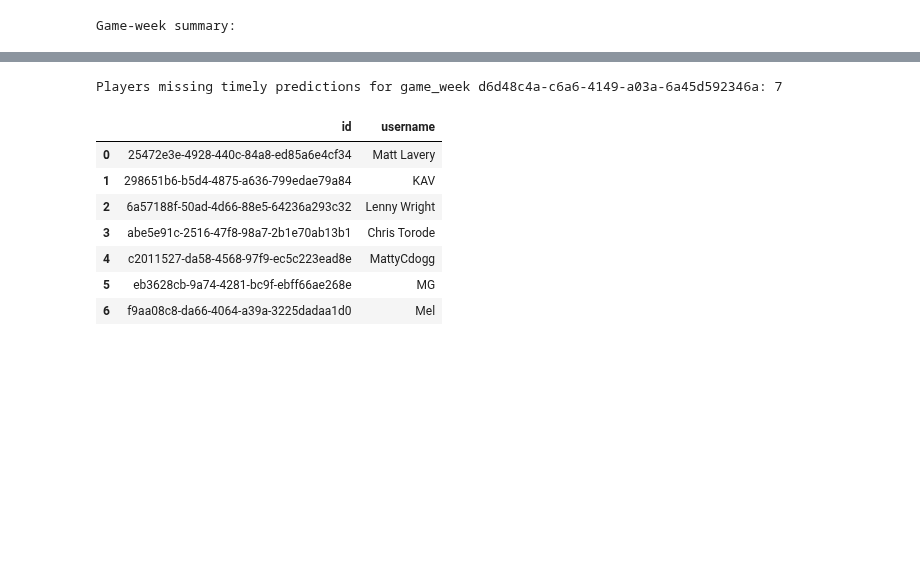
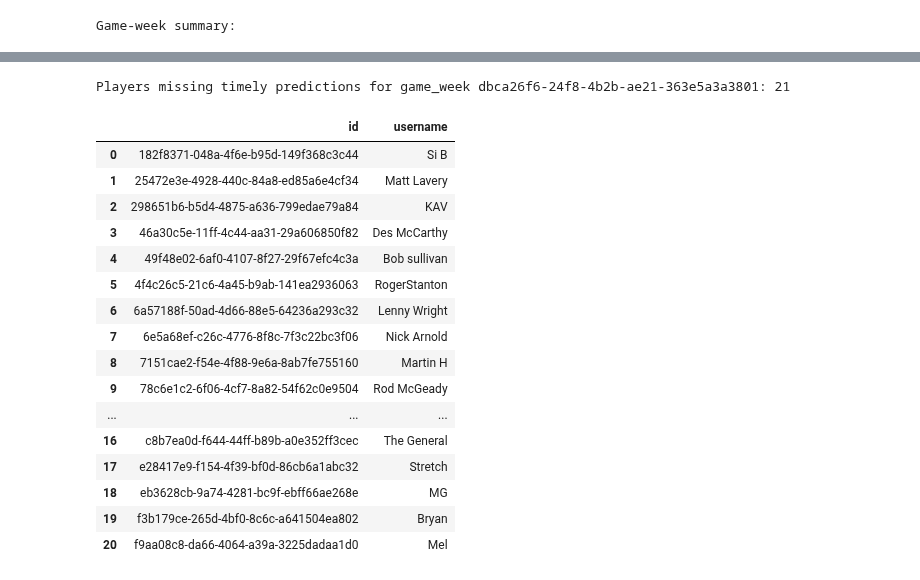
Before and after one commit to Gavin-Persad/predictions_data, a Jupyter notebook: Notebooks/not_yet_entered.ipynb, the cells around one changed output, grey strips where cells are left out. Drawn from its saved outputs; the diff is of its cells as text; code cells hidden in the pictures; blank space fills up the shorter version.

```diff
--- a/Notebooks/not_yet_entered.ipynb
+++ b/Notebooks/not_yet_entered.ipynb
@@ -4,9 +4,9 @@ from pathlib import Path
 
 paths = {
     'profiles': Path('../CSV/19.01.2026/profiles.csv'),
-    'predictions': Path('../CSV/01.04.2026/predictions_rows.csv'),
-    'fixtures': Path('../CSV/01.04.2026/fixtures_rows.csv'),
-    'game_weeks': Path('../CSV/01.04.2026/game_weeks_rows.csv'),
+    'predictions': Path('../CSV/06.04.2026/predictions_rows.csv'),
+    'fixtures': Path('../CSV/06.04.2026/fixtures_rows.csv'),
+    'game_weeks': Path('../CSV/06.04.2026/game_weeks_rows.csv'),
     'season_players': Path('../CSV/25.03.2026/season_players_rows.csv'),
 }
 
@@ -109,7 +109,7 @@ merged_diag columns: ['id', 'user_id', 'fixture_id', 'home_prediction', 'away_pr
 # %%
 # Tidy game-week summary + missing-players table
 # Set a target game_week id (or leave placeholder to auto-select the first available id)
-targeted_game_week = 'd6d48c4a-c6a6-4149-a03a-6a45d592346a'
+targeted_game_week = 'dbca26f6-24f8-4b2b-ae21-363e5a3a3801'
 if 'XXXX' in str(targeted_game_week) or str(targeted_game_week).strip() == '':
     if not game_weeks.empty and 'id' in game_weeks.columns:
         targeted_game_week = game_weeks['id'].astype(str).iat[0]
@@ -172,9 +172,18 @@ Game-week summary:
-Players missing timely predictions for game_week d6d48c4a-c6a6-4149-a03a-6a45d592346a: 7
+Players missing timely predictions for game_week dbca26f6-24f8-4b2b-ae21-363e5a3a3801: 21
 |  | id | username |
-| 0 | 25472e3e-4928-440c-84a8-ed85a6e4cf34 | Matt Lavery |
-| 1 | 298651b6-b5d4-4875-a636-799edae79a84 | KAV |
-| 2 | 6a57188f-50ad-4d66-88e5-64236a293c32 | Lenny Wright |
-| 3 | abe5e91c-2516-47f8-98a7-2b1e70ab13b1 | Chris Torode |
-| 4 | c2011527-da58-4568-97f9-ec5c223ead8e | MattyCdogg |
-| 5 | eb3628cb-9a74-4281-bc9f-ebff66ae268e | MG |
-| 6 | f9aa08c8-da66-4064-a39a-3225dadaa1d0 | Mel |
+| 0 | 182f8371-048a-4f6e-b95d-149f368c3c44 | Si B |
+| 1 | 25472e3e-4928-440c-84a8-ed85a6e4cf34 | Matt Lavery |
+| 2 | 298651b6-b5d4-4875-a636-799edae79a84 | KAV |
+| 3 | 46a30c5e-11ff-4c44-aa31-29a606850f82 | Des McCarthy |
+| 4 | 49f48e02-6af0-4107-8f27-29f67efc4c3a | Bob sullivan |
+| 5 | 4f4c26c5-21c6-4a45-b9ab-141ea2936063 | RogerStanton |
+| 6 | 6a57188f-50ad-4d66-88e5-64236a293c32 | Lenny Wright |
+| 7 | 6e5a68ef-c26c-4776-8f8c-7f3c22bc3f06 | Nick Arnold |
+| 8 | 7151cae2-f54e-4f88-9e6a-8ab7fe755160 | Martin H |
+| 9 | 78c6e1c2-6f06-4cf7-8a82-54f62c0e9504 | Rod McGeady |
+| ... | ... | ... |
+| 16 | c8b7ea0d-f644-44ff-b89b-a0e352ff3cec | The General |
+| 17 | e28417e9-f154-4f39-bf0d-86cb6a1abc32 | Stretch |
+| 18 | eb3628cb-9a74-4281-bc9f-ebff66ae268e | MG |
+| 19 | f3b179ce-265d-4bf0-8c6c-a641504ea802 | Bryan |
+| 20 | f9aa08c8-da66-4064-a39a-3225dadaa1d0 | Mel |
```
Also changed, not shown: parts of 4 cells of this notebook, 7 other files.
